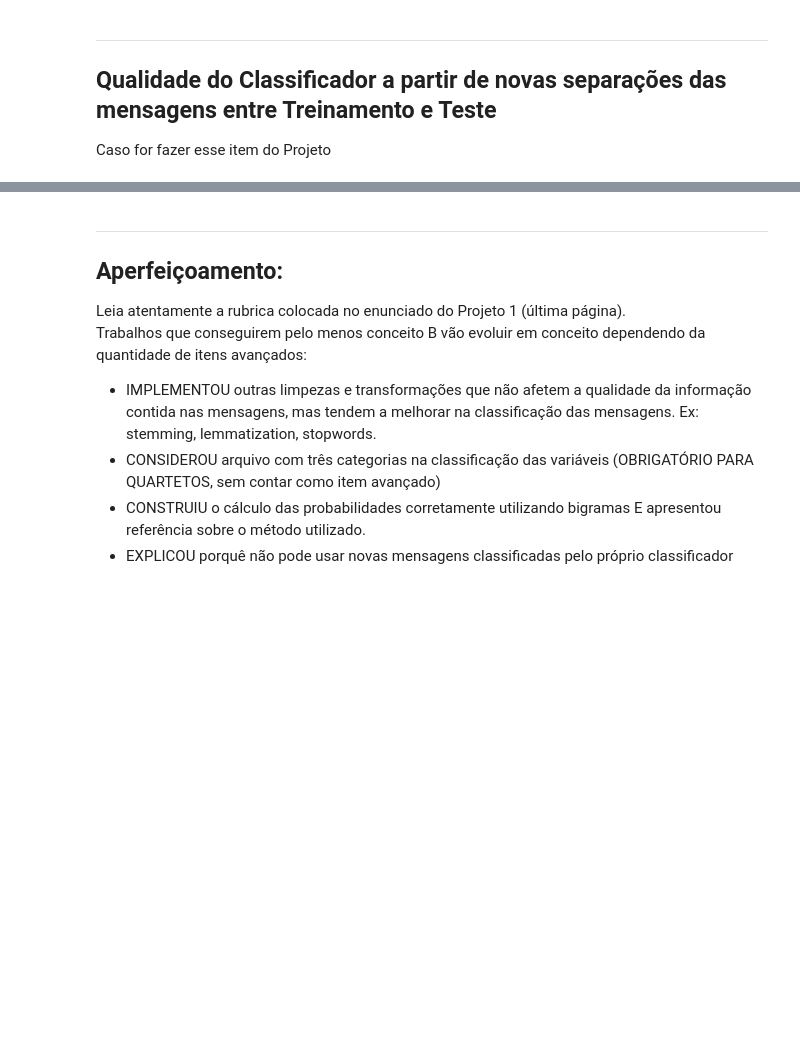
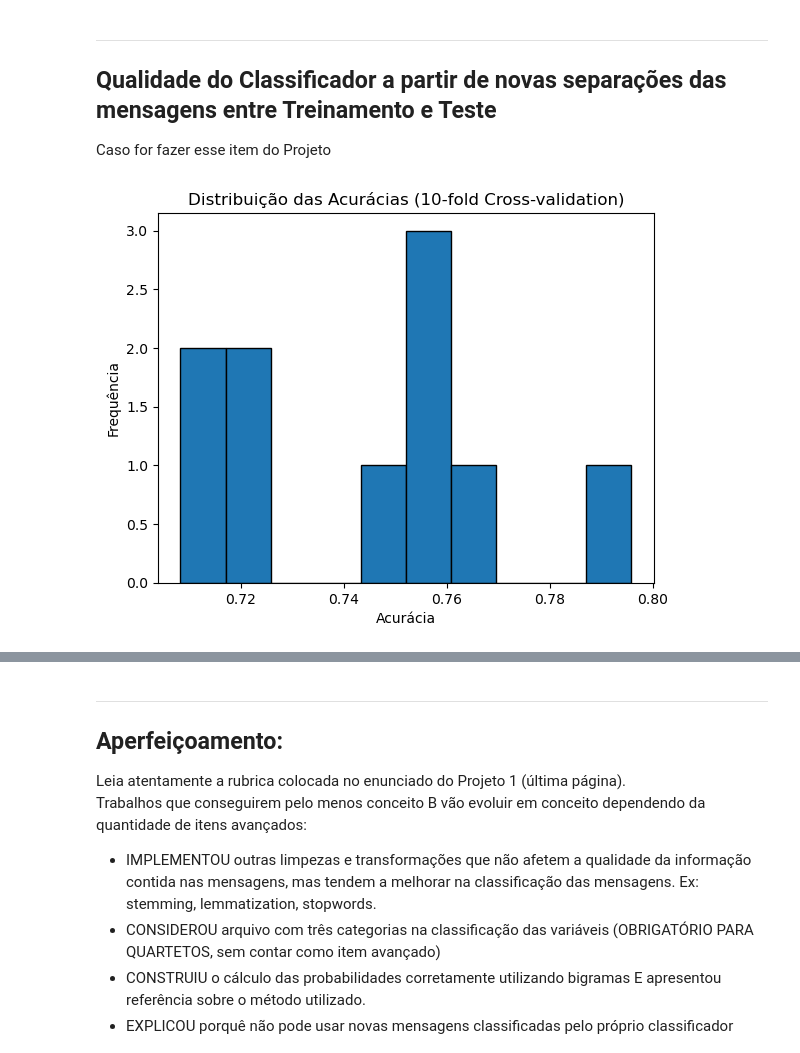
Before and after one commit to danielrz11/Projeto-1---CDados, a Jupyter notebook: Projeto1.ipynb, the cells around one changed output, grey strips where cells are left out. Drawn from its saved outputs; the diff is of its cells as text; code cells hidden in the pictures; blank space fills up the shorter version.

Commit message:
comentarios e folds

```diff
--- a/Projeto1.ipynb
+++ b/Projeto1.ipynb
@@ -51,6 +51,9 @@ nome = "danielr"
 # SE SEU PROJETO USA OS DADOS SÓ DUPLA"
 train = pd.read_csv('dados_treino_so_DUPLA_danielr.csv')
 test = pd.read_csv('dados_teste_so_DUPLA_danielr.csv')
+
+train_original = train
+test_original = test
 # %%
 train.head()
 # %% [output]
@@ -131,6 +134,7 @@ probum = lenum/(lenum + lenzero)
 probzero = lenzero/(lenum + lenzero)
 
 penalidade = 0.000005
+
 
 def classcome(come):
     come = come.lower()
@@ -172,6 +176,9 @@ def classcome(come):
     # print(probcomedadozero)
     # print(probcome)
 
+    if probcome == 0:
+       probcome = 1e-10
+
     probumdadocome = probcomedadoum * probum / probcome
     probzerodadocome= probcomedadozero * probzero / probcome
 
@@ -276,3 +322,84 @@ ___
 ## Qualidade do Classificador a partir de novas separações das mensagens entre Treinamento e Teste
 
 Caso for fazer esse item do Projeto
+# %%
+from sklearn.model_selection import StratifiedKFold
+import matplotlib.pyplot as plt
+import numpy as np
+
+# Junta treino e teste em um único DataFrame
+df_total = pd.concat([train_original, test_original])
+
+X = df_total["Text"]
+y = df_total["target"]
+
+kf = StratifiedKFold(n_splits=10, shuffle=True, random_state=42)
+acuracias = []
+
+for train_index, test_index in kf.split(X, y):
+    # Criar novos conjuntos de treino e teste
+    X_train, X_test = X.iloc[train_index], X.iloc[test_index]
+    y_train, y_test = y.iloc[train_index], y.iloc[test_index]
+
+    # ======= Treinamento (mesmo código que você já usa) =======
+    treino_df = pd.DataFrame({"Text": X_train, "target": y_train})
+
+    um = treino_df.loc[treino_df.target == 1, "Text"]
+    zero = treino_df.loc[treino_df.target == 0, "Text"]
+
+    umstr = ' '.join(um.astype(str).tolist())
+    zerostr = ' '.join(zero.astype(str).tolist())
+
+    umlimpo = cleanup(umstr.lower())
+    zerolimpo = cleanup(zerostr.lower())
+
+    umlista = umlimpo.split()
+    zerolista = zerolimpo.split()
+    trainlista = umlista + zerolista
+
+    umseries = pd.Series(umlista)
+    zeroseries = pd.Series(zerolista)
+    trainseries = pd.Series(trainlista)
+
+    # contagens absolutas
+    umcount = umseries.value_counts()
+    zerocount = zeroseries.value_counts()
+    traincount = trainseries.value_counts()
+
+    # parâmetros para Laplace
+    alpha = 1.0
+    V = traincount.index.nunique()
+
+    total_um_tokens = int(umcount.sum())
+    total_zero_tokens = int(zerocount.sum())
+    total_train_tokens = int(traincount.sum())
+
+    penalidade_um = alpha / (total_um_tokens + alpha * V)
+    penalidade_zero = alpha / (total_zero_tokens + alpha * V)
+    penalidade_train = alpha / (total_train_tokens + alpha * V)
+
+    lenum = len(um)
+    lenzero = len(zero)
+
+    probum = lenum / (lenum + lenzero)
+    probzero = lenzero / (lenum + lenzero)
+
+    penalidade = 0.000005
+
+    # ======= Teste (usa sua função classcome) =======
+    y_pred = [classcome(texto) for texto in X_test]
+    acuracia = np.mean(y_pred == y_test)
+    acuracias.append(acuracia)
+
+# Histograma das acurácias
+plt.hist(acuracias, bins=10, edgecolor="black")
+plt.xlabel("Acurácia")
+plt.ylabel("Frequência")
+plt.title("Distribuição das Acurácias (10-fold Cross-validation)")
+plt.show()
+
+print("Acurácias por fold:", acuracias)
+print("Média:", np.mean(acuracias))
+print("Desvio padrão:", np.std(acuracias))
+# %% [output]
+[figure, added]
```
Also changed, not shown: parts of 10 cells of this notebook.
